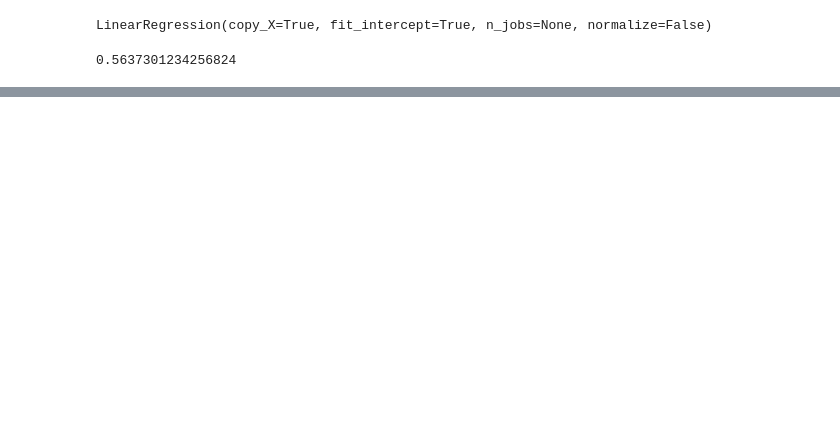
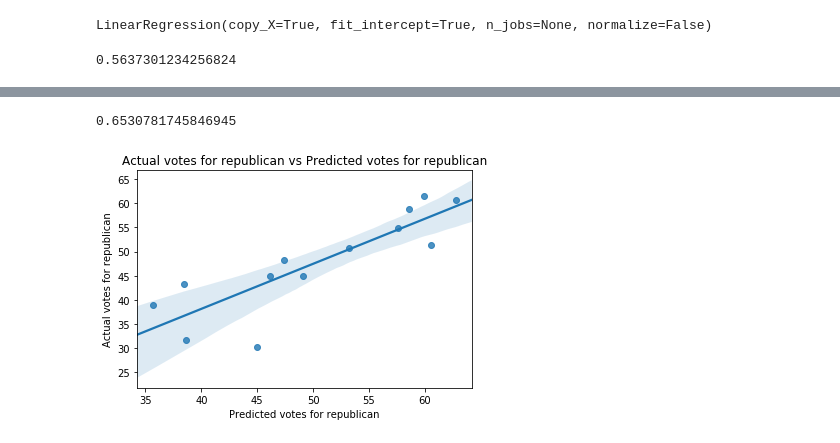
Before and after one commit to AnudeepMukka/Python-Project_US-Election-Analysis, a Jupyter notebook: Project.ipynb, the cells around one changed output, grey strips where cells are left out. Drawn from its saved outputs; the diff is of its cells as text; code cells hidden in the pictures; blank space fills up the shorter version.

```diff
--- a/Project.ipynb
+++ b/Project.ipynb
@@ -271,0 +287,3 @@ model.score(Xtest,ytest)
+# %%
+from sklearn.linear_model import Lasso
+lasso = Lasso()
@@ -271,0 +312,6 @@ model.score(Xtest,ytest)
+# %%
+from sklearn.ensemble import RandomForestRegressor
+# Use the default model hyperparameters again.
+forest = RandomForestRegressor()
+# %%
+forest.fit(Xtrain, ytrain)
@@ -271,0 +326,14 @@ model.score(Xtest,ytest)
+# %%
+forest.score(Xtest, ytest)
+# %% [output]
+0.6530781745846945
+# %%
+ypredicted = forest.predict(Xtest)
+yactual = ytest
+
+sns.regplot(x=ypredicted, y=yactual)
+plt.title('Actual votes for republican vs Predicted votes for republican')
+plt.xlabel('Predicted votes for republican')
+plt.ylabel('Actual votes for republican');
+# %% [output]
+[figure, added]
```
Also changed, not shown: parts of 26 cells of this notebook.
